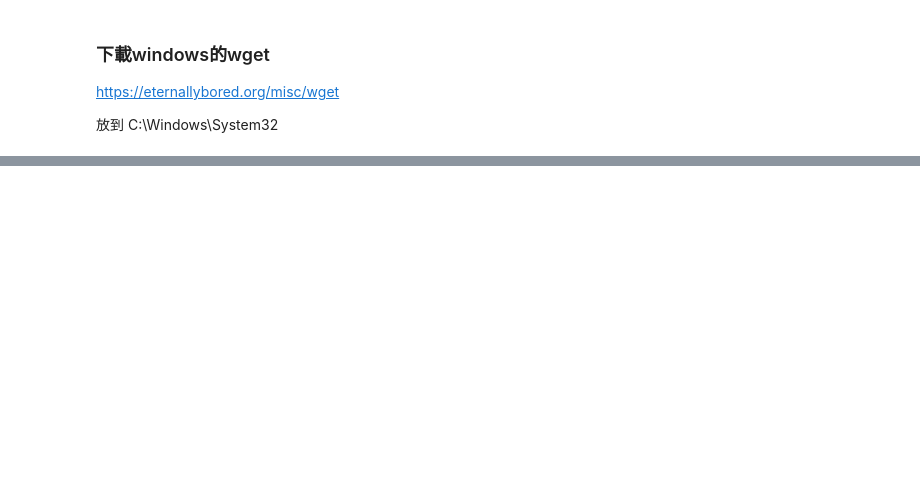
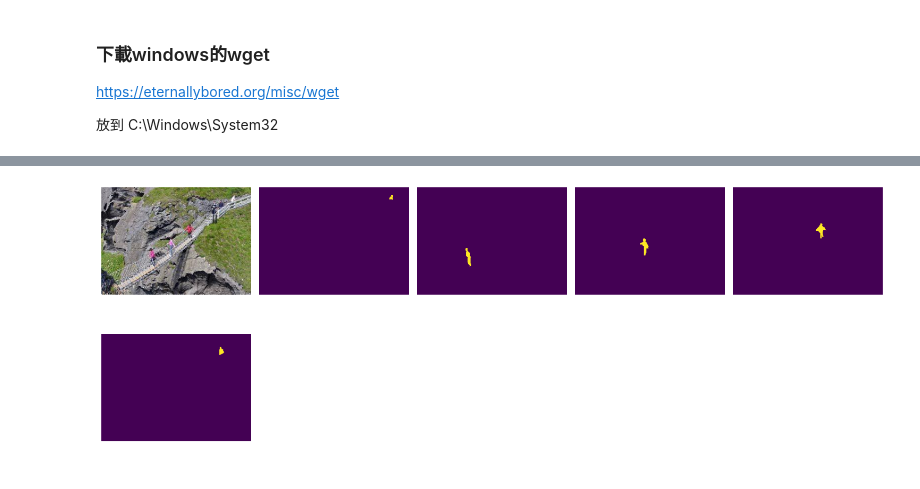
Before and after one commit to leonjyentub/CompVision2025, a Jupyter notebook: 09_2_Instance_Segmentation.ipynb, the cells around one changed output, grey strips where cells are left out. Cells and saved outputs as stored; diff of their text form; code cells hidden in the pictures; blank space fills up the shorter version.

```diff
--- a/09_2_Instance_Segmentation.ipynb
+++ b/09_2_Instance_Segmentation.ipynb
@@ -96,0 +122,5 @@ subplots([im, *masks], sz=20)
+# %%
+import tqdm
+def Tqdm(x, total=None, desc=None):
+    total = len(x) if total is None else total
+    return tqdm.tqdm(x, total=total, desc=desc)
@@ -96,0 +143,13 @@ subplots([im, *masks], sz=20)
+# %%
+from sklearn.model_selection import train_test_split
+#_annots = stems(annots)
+# 只把檔名留下來，也要去掉副檔名 '/Users/leonjye/Documents/MachineLearingData/ChallengeData2017/annotations_instance/training/ADE_train_00007390.png' -> 'ADE_train_00007390'
+_annots = [os.path.basename(ann).split(".")[0] for ann in annots]
+trn_items, val_items = train_test_split(_annots, random_state=2)
+# %%
+def get_transform(train):
+    image_transforms = []
+    image_transforms.append(T.PILToTensor())
+    if train:
+        image_transforms.append(T.RandomHorizontalFlip(0.5))
+    return T.Compose(image_transforms)
@@ -96,0 +231,7 @@ subplots([im, *masks], sz=20)
+# %%
+x = MasksDataset(trn_items, get_transform(train=True), N=100)
+im,targ = x[1]
+#inspect(im,targ)
+subplots2([im, *targ['masks']])
+# %% [output]
+[figure, added]
```
Also changed, not shown: parts of 13 cells of this notebook.
